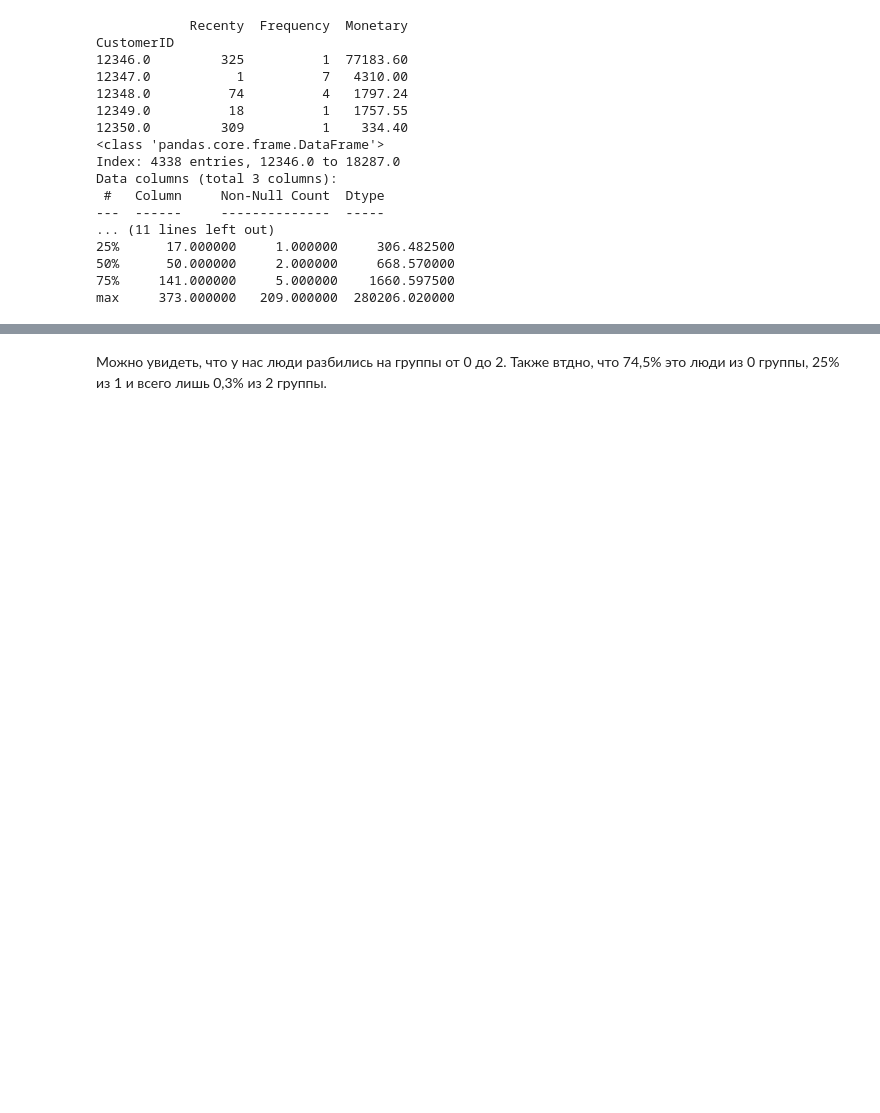
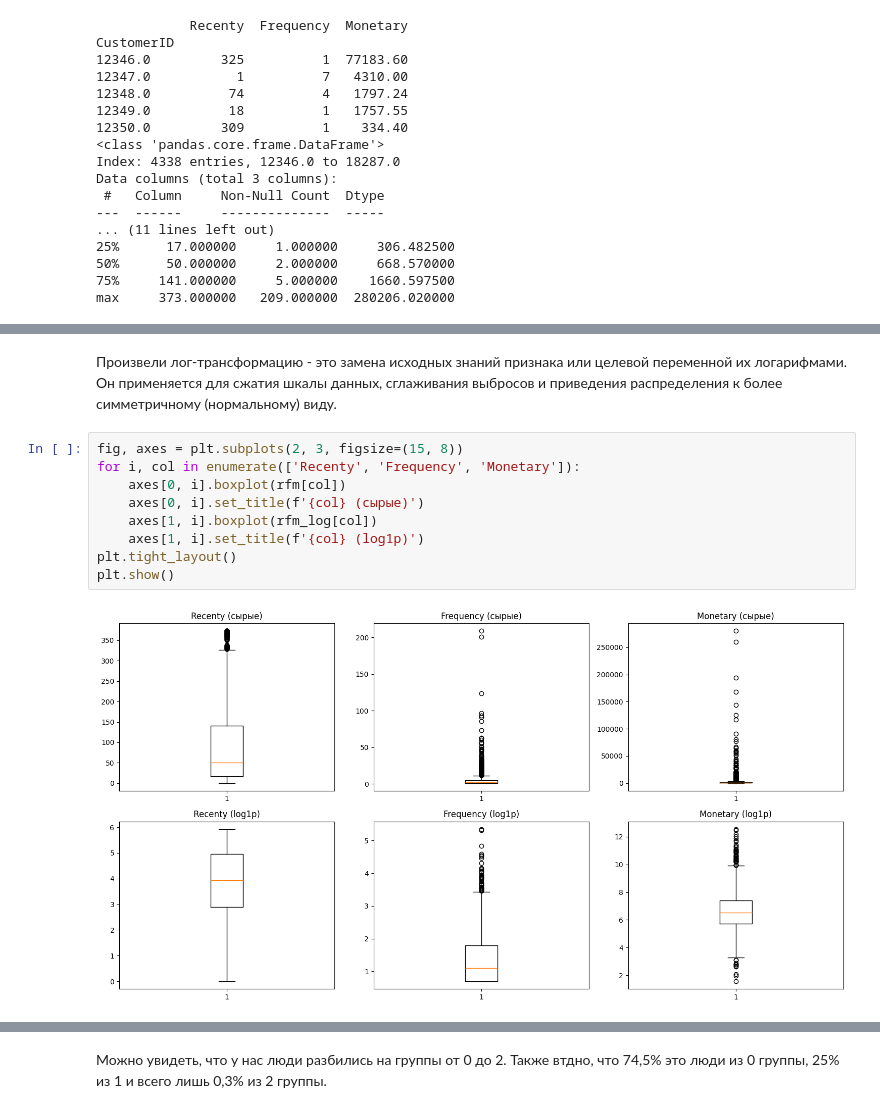
Before and after one commit to sgreysea/segmentation_customer, a Jupyter notebook: notebook/segmentationcustomer.ipynb, the cells around one changed output, grey strips where cells are left out. Saved outputs shown, nothing was run; the diff lists cells and outputs as text; blank space fills up the shorter version.

```diff
--- a/notebook/segmentationcustomer.ipynb
+++ b/notebook/segmentationcustomer.ipynb
@@ -130,0 +165,13 @@ max     373.000000   209.000000  280206.020000
+# %% [markdown]
+Произвели лог-трансформацию - это замена исходных знаний признака или целевой переменной их логарифмами. Он применяется для сжатия шкалы данных, сглаживания выбросов и приведения распределения к более симметричному (нормальному) виду.
+# %%
+fig, axes = plt.subplots(2, 3, figsize=(15, 8))
+for i, col in enumerate(['Recenty', 'Frequency', 'Monetary']):
+    axes[0, i].boxplot(rfm[col])
+    axes[0, i].set_title(f'{col} (сырые)')
+    axes[1, i].boxplot(rfm_log[col])
+    axes[1, i].set_title(f'{col} (log1p)')
+plt.tight_layout()
+plt.show()
+# %% [output]
+[figure, added]
```
Also changed, not shown: parts of 15 cells of this notebook.
